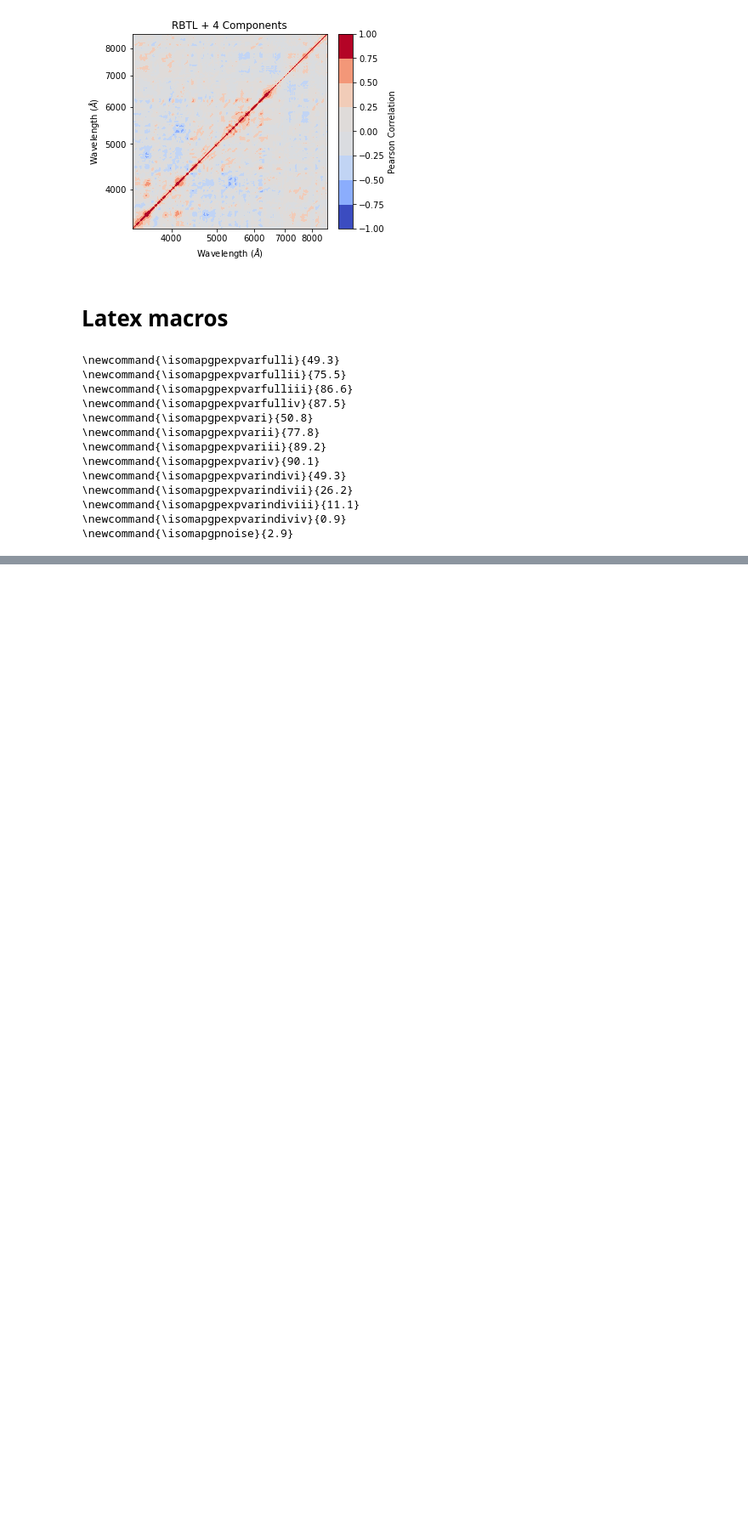
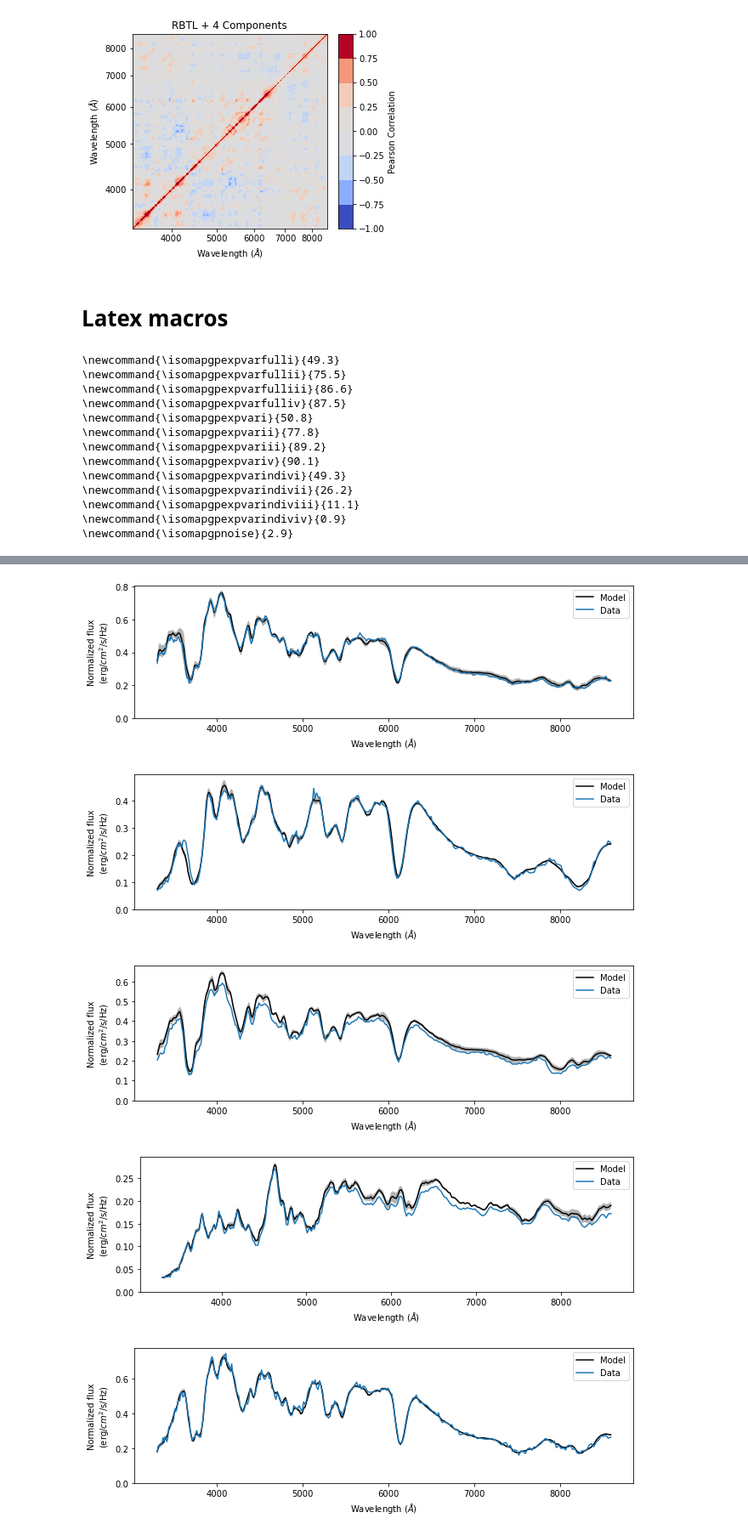
Before and after one commit to snfactory/twins_embedding, a Jupyter notebook: embedding_generation_gp_model.ipynb, the cells around one changed output, grey strips where cells are left out. Shown at 85% size. Drawn from its saved outputs; the diff is of its cells as text; code cells hidden in the pictures; blank space fills up the shorter version.

Commit message:
Add TwinsEmbeddingModel as a standalone way of evaluating the model

```diff
--- a/embedding_generation_gp_model.ipynb
+++ b/embedding_generation_gp_model.ipynb
@@ -260,0 +291,26 @@ with a.latex_open('explained_variance.tex') as f:
+# %%
+# Show some comparison of the model with real spectra
+def compare_spectra(idx):
+    target_idx = a.target_map[idx]
+    flux = a.flux[idx]
+    magnitude = a.rbtl_mags[target_idx]
+    color = a.rbtl_colors[target_idx]
+    phase = a.salt_phases[idx]
+    coordinates = a.embedding[target_idx]
+
+    model_flux, model_flux_error = model.evaluate(phase, magnitude, color, coordinates)
+
+    fig, ax = plt.subplots(figsize=a.settings['spectrum_plot_figsize'])
+
+    a.plot_flux(ax, model_flux, model_flux_error, c='k', label='Model')
+    a.plot_flux(ax, flux, label='Data')
+    plt.legend()
+
+for idx in range(0, len(a.spectra), 100):
+    compare_spectra(idx)
+# %% [output]
+[figure, added]
+[figure, added]
+[figure, added]
+[figure, added]
+[figure, added]
```
Also changed, not shown: parts of 4 cells of this notebook, 3 other files.
